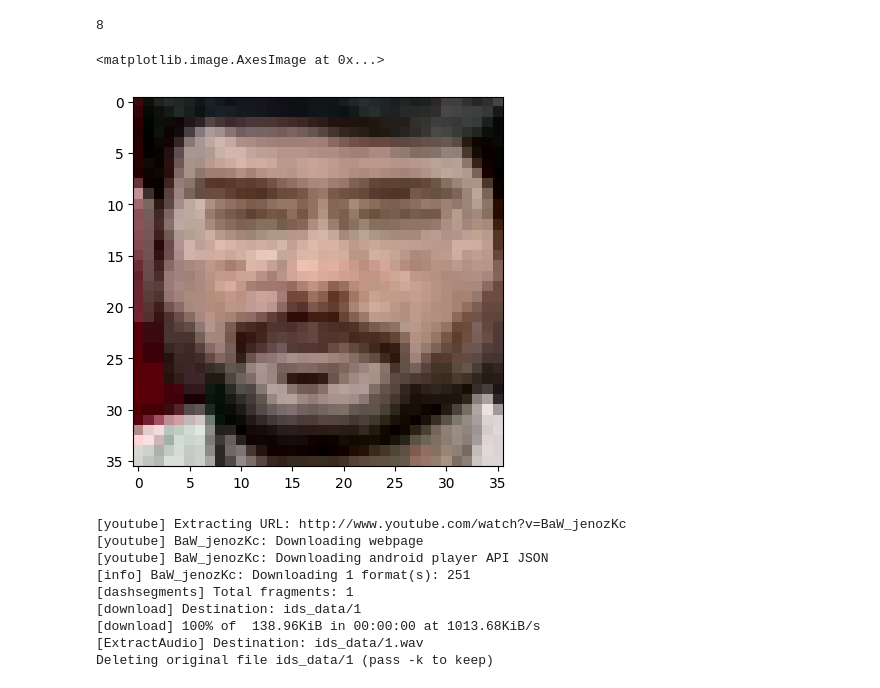
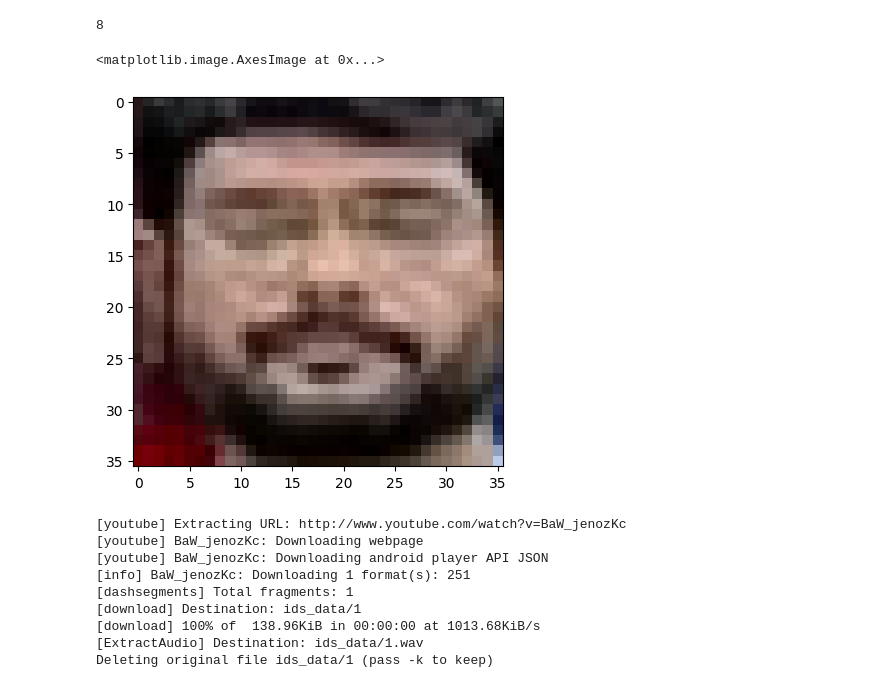
Before and after one commit to kowshikchills/alphapolitica, a Jupyter notebook: face_clustering.ipynb, the cells around one changed output. Cells and saved outputs as stored; diff of their text form; code cells hidden in the pictures.

```diff
--- a/face_clustering.ipynb
+++ b/face_clustering.ipynb
@@ -58,10 +58,10 @@ len(image_)
 # %% [output]
 8
 # %%
-plt.imshow(image_[5])
+plt.imshow(image_[7])
 # %% [output]
 <matplotlib.image.AxesImage at 0x...>
-[figure, old version]
+[figure, new version]
 # %%
 from yt_dlp import YoutubeDL
 
```
Also changed, not shown: 2 other files.
